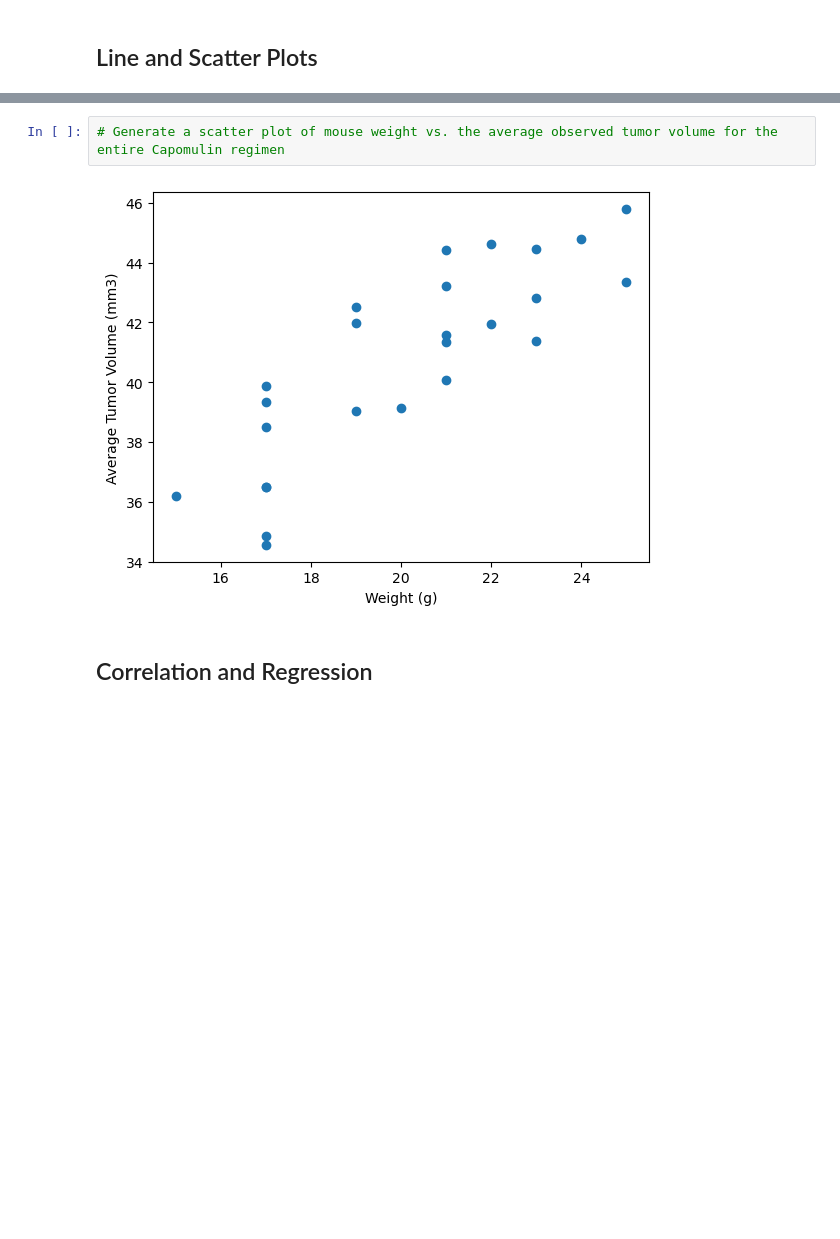
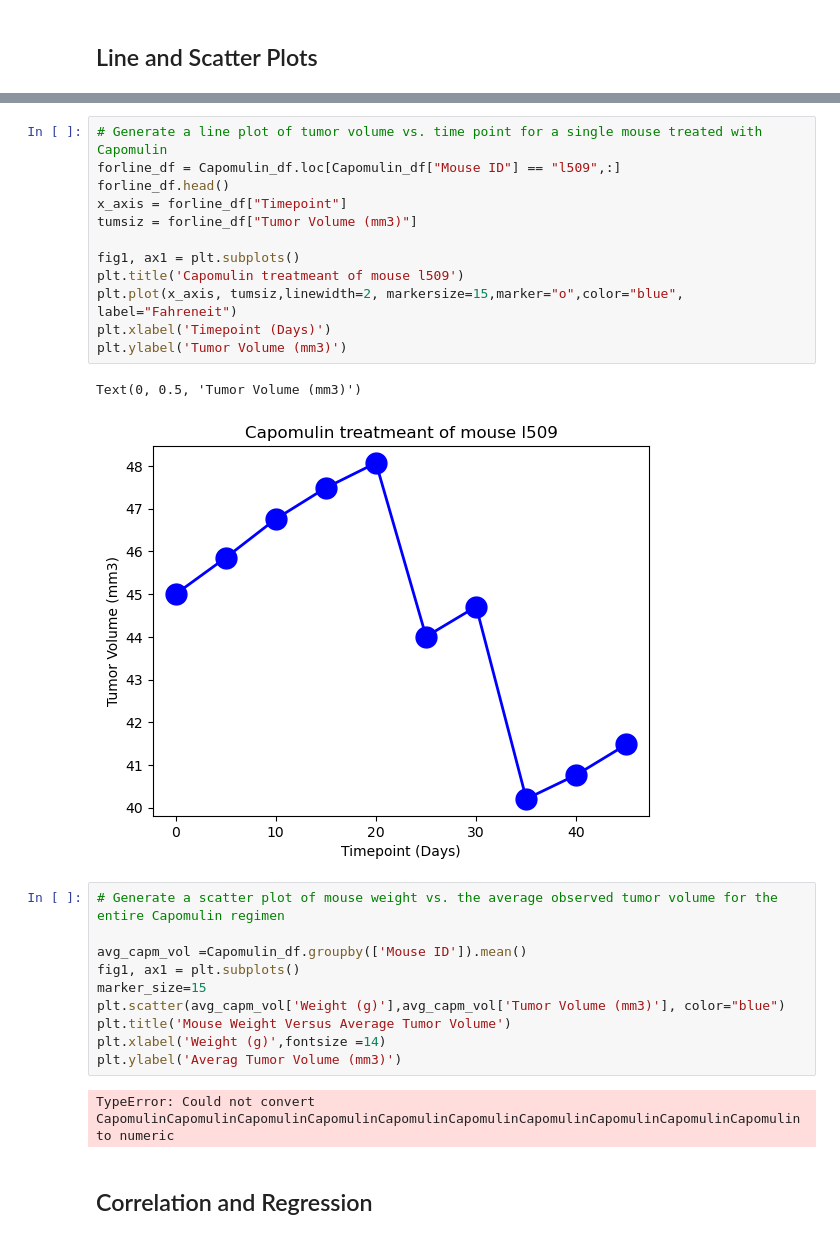
Before and after one commit to tshreenidhi/Matplotlib_Challenge, a Jupyter notebook: Starter_Code/Pymaceuticals/pymaceuticals_starter.ipynb, the cells around one changed output, grey strips where cells are left out. Cells and saved outputs as stored; diff of their text form; blank space fills up the shorter version.

```diff
--- a/Starter_Code/Pymaceuticals/pymaceuticals_starter.ipynb
+++ b/Starter_Code/Pymaceuticals/pymaceuticals_starter.ipynb
@@ -248,7 +461,30 @@ Ceftamin's potential outliers: Series([], Name: Tumor Volume (mm3), dtype: float
+# %%
+# Generate a line plot of tumor volume vs. time point for a single mouse treated with Capomulin
+forline_df = Capomulin_df.loc[Capomulin_df["Mouse ID"] == "l509",:]
+forline_df.head()
+x_axis = forline_df["Timepoint"]
+tumsiz = forline_df["Tumor Volume (mm3)"]
+
+fig1, ax1 = plt.subplots()
+plt.title('Capomulin treatmeant of mouse l509')
+plt.plot(x_axis, tumsiz,linewidth=2, markersize=15,marker="o",color="blue", label="Fahreneit")
+plt.xlabel('Timepoint (Days)')
+plt.ylabel('Tumor Volume (mm3)')
+# %% [output]
+Text(0, 0.5, 'Tumor Volume (mm3)')
+[figure, added]
 # %%
 # Generate a scatter plot of mouse weight vs. the average observed tumor volume for the entire Capomulin regimen
+
+avg_capm_vol =Capomulin_df.groupby(['Mouse ID']).mean()
+fig1, ax1 = plt.subplots()
+marker_size=15
+plt.scatter(avg_capm_vol['Weight (g)'],avg_capm_vol['Tumor Volume (mm3)'], color="blue")
+plt.title('Mouse Weight Versus Average Tumor Volume')
+plt.xlabel('Weight (g)',fontsize =14)
+plt.ylabel('Averag Tumor Volume (mm3)')
 # %% [output]
-[figure, removed]
+TypeError: Could not convert CapomulinCapomulinCapomulinCapomulinCapomulinCapomulinCapomulinCapomulinCapomulinCapomulin to numeric
 # %% [markdown]
 ## Correlation and Regression
 # %%
```
Also changed, not shown: parts of 23 cells of this notebook.
